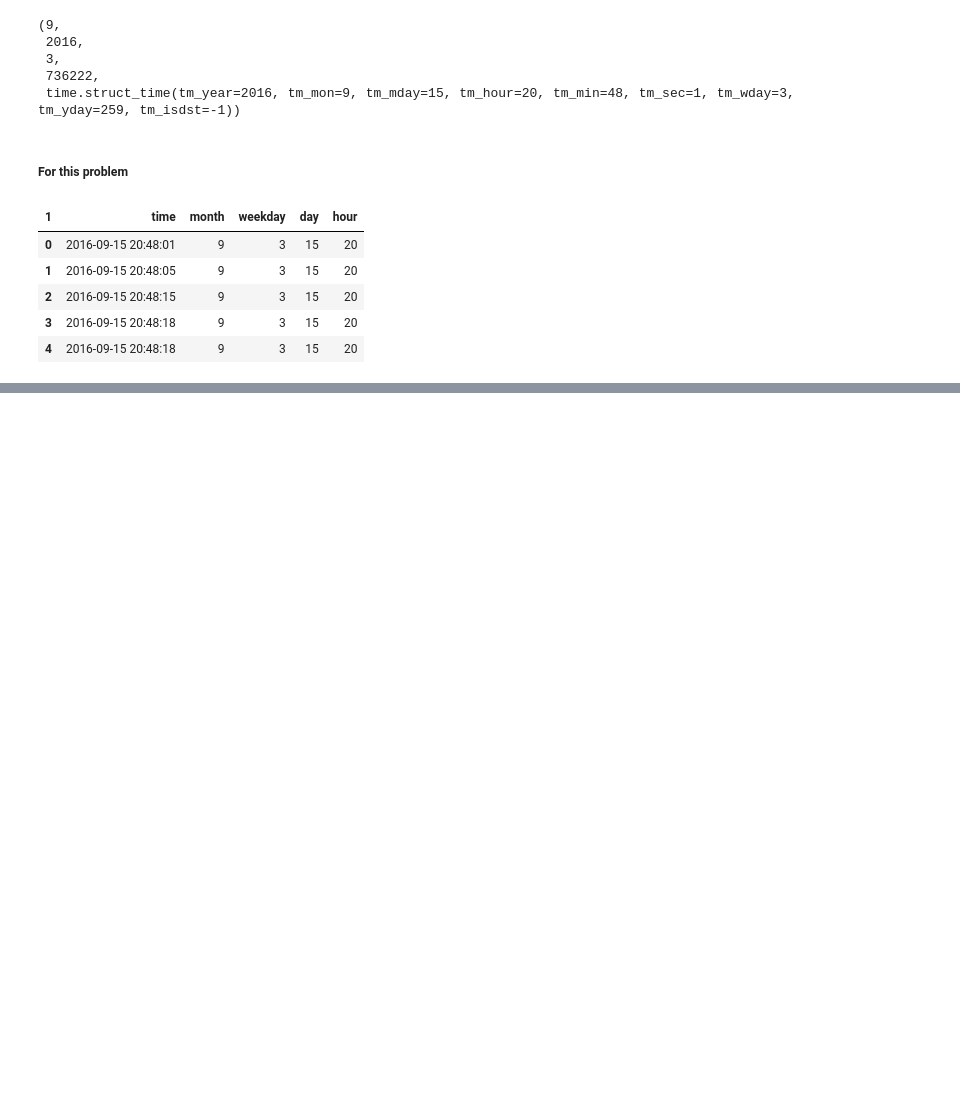
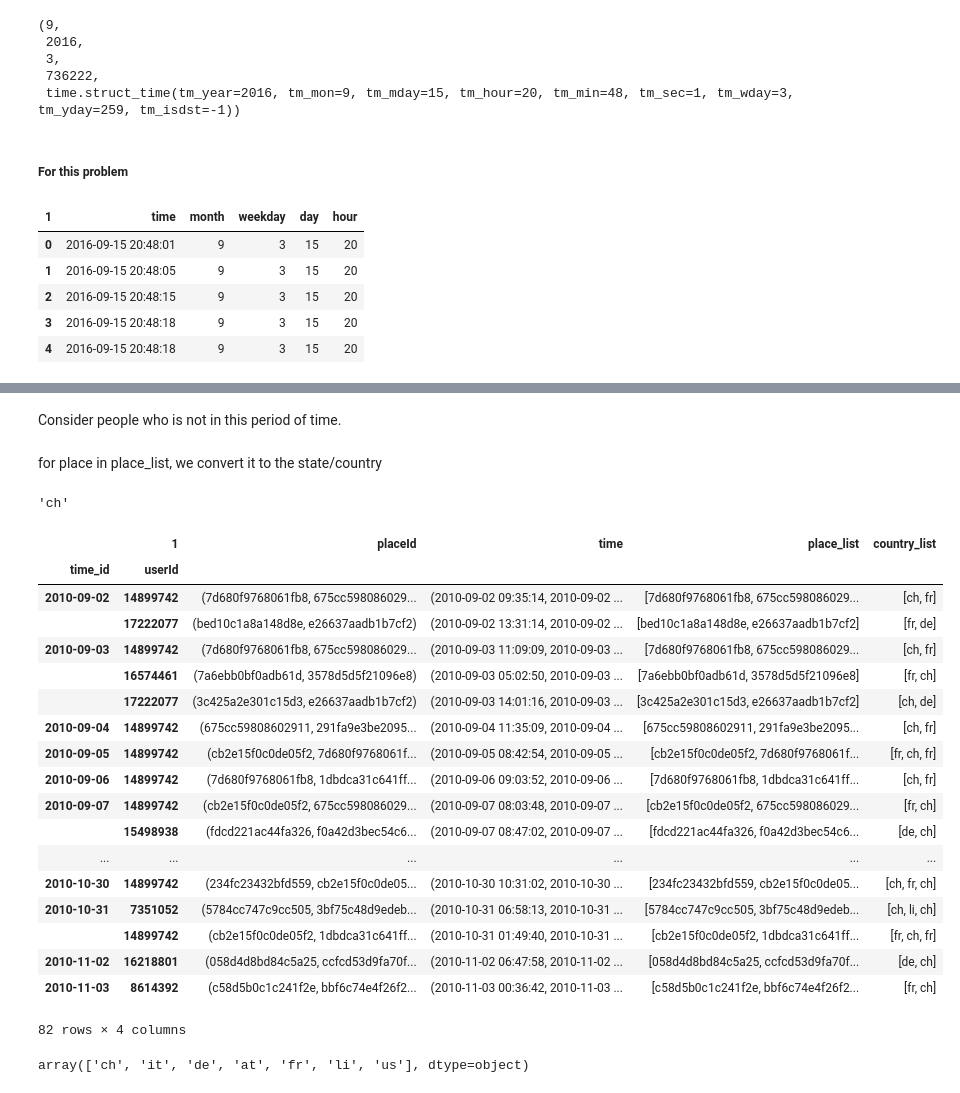
Before and after one commit to fanzhangsuper/Fancy_project, a Jupyter notebook: GenerateData.ipynb, the cells around one changed output, grey strips where cells are left out. Drawn from its saved outputs; the diff is of its cells as text; code cells hidden in the pictures; blank space fills up the shorter version.

```diff
--- a/GenerateData.ipynb
+++ b/GenerateData.ipynb
@@ -316,0 +526,2 @@ df[['time', 'month', 'weekday', 'day', 'hour']].head(5)
+# %% [markdown]
+Consider people who is not in this period of time.
@@ -316,0 +531,2 @@ df[['time', 'month', 'weekday', 'day', 'hour']].head(5)
+# %% [markdown]
+for place in place_list, we convert it to the state/country
@@ -316,0 +536,42 @@ df[['time', 'month', 'weekday', 'day', 'hour']].head(5)
+# %%
+def placeId_to_country(pId_df, pId):
+    return pId_df.loc[pId]['country_code']
+placeId_to_country(pId_geo_df_1, 'c688b242f927674b')
+# %% [output]
+'ch'
+# %%
+people_movement_df_sample['country_list'] = people_movement_df_sample['place_list'].apply(
+    lambda x: [placeId_to_country(pId_geo_df_1, i) for i in x])
+# %%
+people_across_country_df_sample = people_movement_df_sample[
+    people_movement_df_sample.apply(lambda x: len(set(x['country_list'])) > 1, axis=1)].copy()
+# %%
+people_across_country_df_sample['country_list'] = people_across_country_df_sample['country_list'].apply(
+    lambda x: remove_consecutive_in_list(x))
+# %%
+people_across_country_df_sample
+# %% [output]
+|  | 1 | placeId | time | place_list | country_list |
+| time_id | userId |  |  |  |  |
+| 2010-09-02 | 14899742 | (7d680f9768061fb8, 675cc598086029... | (2010-09-02 09:35:14, 2010-09-02 ... | [7d680f9768061fb8, 675cc598086029... | [ch, fr] |
+|  | 17222077 | (bed10c1a8a148d8e, e26637aadb1b7cf2) | (2010-09-02 13:31:14, 2010-09-02 ... | [bed10c1a8a148d8e, e26637aadb1b7cf2] | [fr, de] |
+| 2010-09-03 | 14899742 | (7d680f9768061fb8, 675cc598086029... | (2010-09-03 11:09:09, 2010-09-03 ... | [7d680f9768061fb8, 675cc598086029... | [ch, fr] |
+|  | 16574461 | (7a6ebb0bf0adb61d, 3578d5d5f21096e8) | (2010-09-03 05:02:50, 2010-09-03 ... | [7a6ebb0bf0adb61d, 3578d5d5f21096e8] | [fr, ch] |
+|  | 17222077 | (3c425a2e301c15d3, e26637aadb1b7cf2) | (2010-09-03 14:01:16, 2010-09-03 ... | [3c425a2e301c15d3, e26637aadb1b7cf2] | [ch, de] |
+| 2010-09-04 | 14899742 | (675cc59808602911, 291fa9e3be2095... | (2010-09-04 11:35:09, 2010-09-04 ... | [675cc59808602911, 291fa9e3be2095... | [ch, fr] |
+| 2010-09-05 | 14899742 | (cb2e15f0c0de05f2, 7d680f9768061f... | (2010-09-05 08:42:54, 2010-09-05 ... | [cb2e15f0c0de05f2, 7d680f9768061f... | [fr, ch, fr] |
+| 2010-09-06 | 14899742 | (7d680f9768061fb8, 1dbdca31c641ff... | (2010-09-06 09:03:52, 2010-09-06 ... | [7d680f9768061fb8, 1dbdca31c641ff... | [ch, fr] |
+| 2010-09-07 | 14899742 | (cb2e15f0c0de05f2, 675cc598086029... | (2010-09-07 08:03:48, 2010-09-07 ... | [cb2e15f0c0de05f2, 675cc598086029... | [fr, ch] |
+|  | 15498938 | (fdcd221ac44fa326, f0a42d3bec54c6... | (2010-09-07 08:47:02, 2010-09-07 ... | [fdcd221ac44fa326, f0a42d3bec54c6... | [de, ch] |
+| ... | ... | ... | ... | ... | ... |
+| 2010-10-30 | 14899742 | (234fc23432bfd559, cb2e15f0c0de05... | (2010-10-30 10:31:02, 2010-10-30 ... | [234fc23432bfd559, cb2e15f0c0de05... | [ch, fr, ch] |
+| 2010-10-31 | 7351052 | (5784cc747c9cc505, 3bf75c48d9edeb... | (2010-10-31 06:58:13, 2010-10-31 ... | [5784cc747c9cc505, 3bf75c48d9edeb... | [ch, li, ch] |
+|  | 14899742 | (cb2e15f0c0de05f2, 1dbdca31c641ff... | (2010-10-31 01:49:40, 2010-10-31 ... | [cb2e15f0c0de05f2, 1dbdca31c641ff... | [fr, ch, fr] |
+| 2010-11-02 | 16218801 | (058d4d8bd84c5a25, ccfcd53d9fa70f... | (2010-11-02 06:47:58, 2010-11-02 ... | [058d4d8bd84c5a25, ccfcd53d9fa70f... | [de, ch] |
+| 2010-11-03 | 8614392 | (c58d5b0c1c241f2e, bbf6c74e4f26f2... | (2010-11-03 00:36:42, 2010-11-03 ... | [c58d5b0c1c241f2e, bbf6c74e4f26f2... | [fr, ch] |
+82 rows × 4 columns
+# %%
+country_list = pId_geo_df_1.country_code.unique()
+country_list
+# %% [output]
+array(['ch', 'it', 'de', 'at', 'fr', 'li', 'us'], dtype=object)
```
Also changed, not shown: parts of 41 cells of this notebook, 31 other files.
